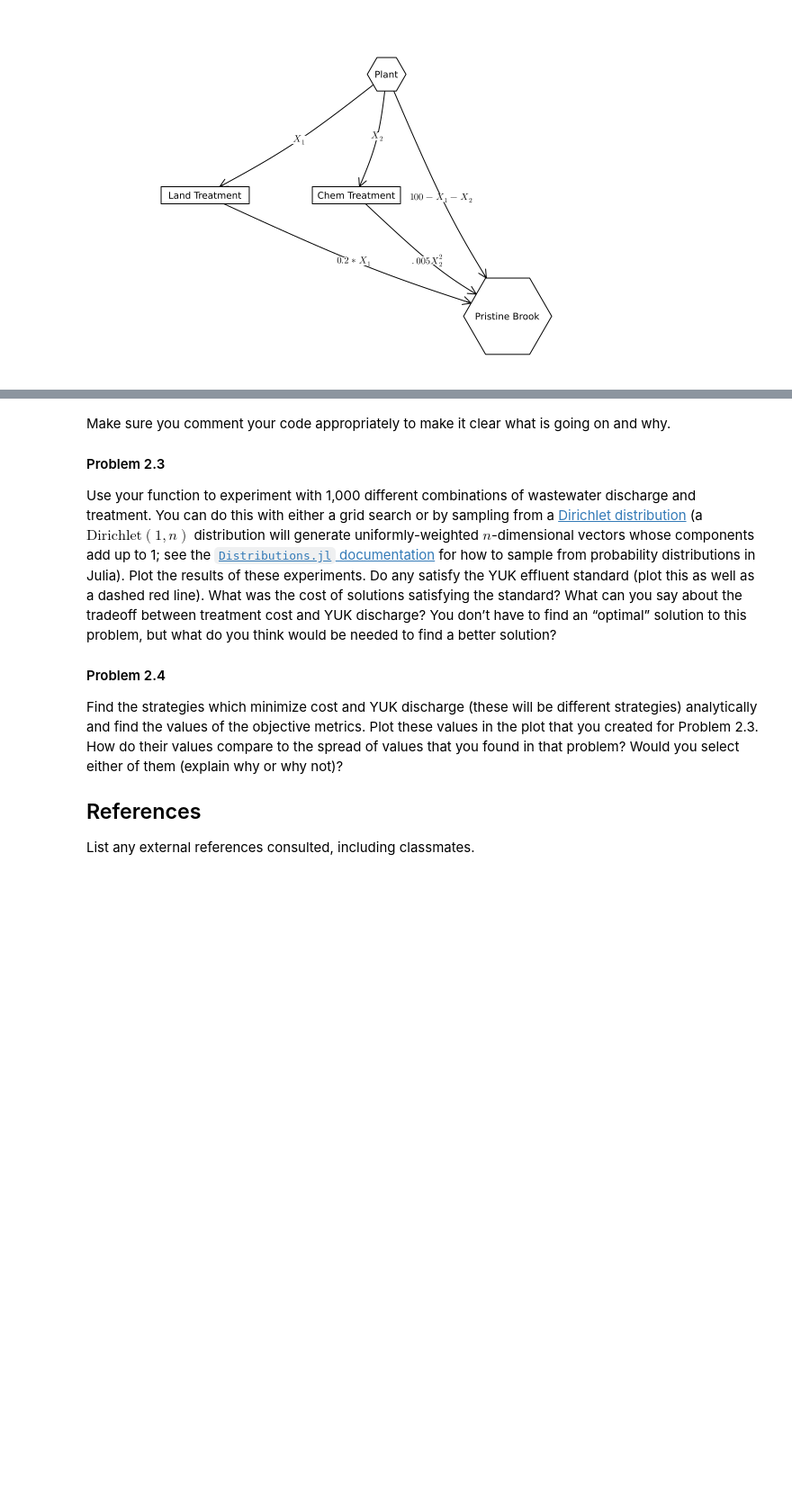
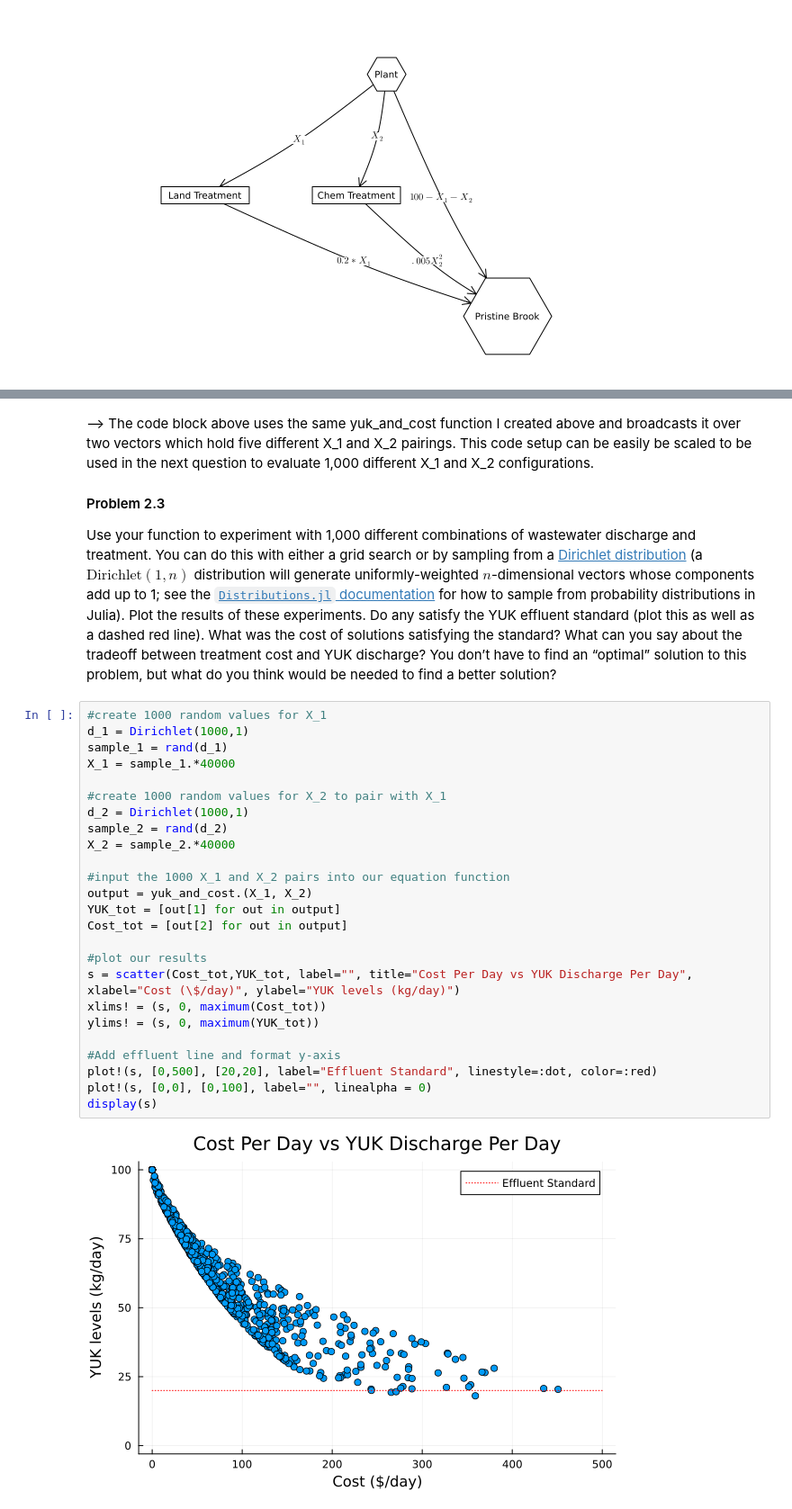
Before and after one commit to BEE4750-FA25/bee4750-hw1-wrn25, a Jupyter notebook: hw01.ipynb, the cells around one changed output, grey strips where cells are left out. Shown: that part at 90% size. Cells and saved outputs as stored; diff of their text form; blank space fills up the shorter version.

Commit message:
problem 2.3

```diff
--- a/hw01.ipynb
+++ b/hw01.ipynb
@@ -296,6 +331,5 @@ b = [6, 14, 24, 36, 50]
 # %% [markdown]
-Make sure you comment your code appropriately to make it clear what is
-going on and why.
+--> The code block above uses the same yuk_and_cost function I created above and broadcasts it over two vectors which hold five different X_1 and X_2 pairings. This code setup can be easily be scaled to be used in the next question to evaluate 1,000 different X_1 and X_2 configurations.
 
 #### Problem 2.3
 
@@ -314,15 +348,30 @@ satisfying the standard? What can you say about the tradeoff between
 treatment cost and YUK discharge? You don’t have to find an “optimal”
 solution to this problem, but what do you think would be needed to find
 a better solution?
-
-#### Problem 2.4
-
-Find the strategies which minimize cost and YUK discharge (these will be
-different strategies) analytically and find the values of the objective
-metrics. Plot these values in the plot that you created for Problem 2.3.
-How do their values compare to the spread of values that you found in
-that problem? Would you select either of them (explain why or why not)?
-
-## References
-
-List any external references consulted, including classmates.
+# %%
+#create 1000 random values for X_1
+d_1 = Dirichlet(1000,1)
+sample_1 = rand(d_1)
+X_1 = sample_1.*40000
+
+#create 1000 random values for X_2 to pair with X_1
+d_2 = Dirichlet(1000,1)
+sample_2 = rand(d_2)
+X_2 = sample_2.*40000
+
+#input the 1000 X_1 and X_2 pairs into our equation function
+output = yuk_and_cost.(X_1, X_2)
+YUK_tot = [out[1] for out in output]
+Cost_tot = [out[2] for out in output]
+
+#plot our results
+s = scatter(Cost_tot,YUK_tot, label="", title="Cost Per Day vs YUK Discharge Per Day", xlabel="Cost (\$/day)", ylabel="YUK levels (kg/day)")
+xlims! = (s, 0, maximum(Cost_tot))
+ylims! = (s, 0, maximum(YUK_tot))
+
+#Add effluent line and format y-axis
+plot!(s, [0,500], [20,20], label="Effluent Standard", linestyle=:dot, color=:red)
+plot!(s, [0,0], [0,100], label="", linealpha = 0)
+display(s)
+# %% [output]
+[figure, added]
```
Also changed, not shown: parts of 6 cells of this notebook.
